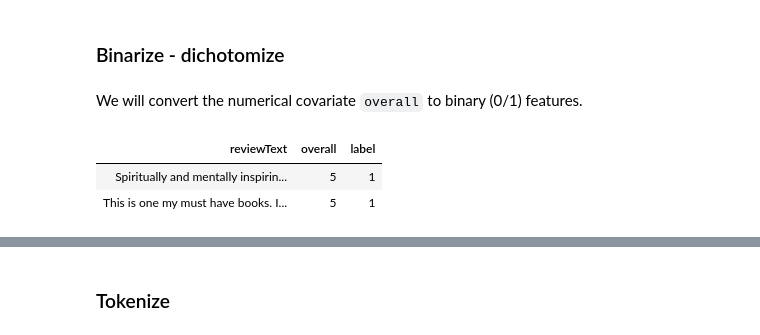
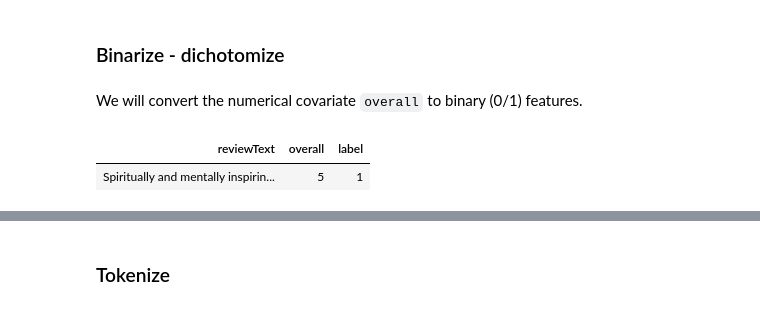
Before and after one commit to aurora-mareviv/sparklyr_test, a Jupyter notebook: sparklyr_test2.ipynb, the cells around one changed output, grey strips where cells are left out. Drawn from its saved outputs; the diff is of its cells as text; code cells hidden in the pictures.

```diff
--- a/sparklyr_test2.ipynb
+++ b/sparklyr_test2.ipynb
@@ -252,13 +250,12 @@ $trainingData
 # %% [markdown]
 We will convert the numerical covariate `overall` to binary (0/1) features.
 # %%
-bin_reviews <- ft_binarizer(reviews, threshold = 0.5, input.col = 'overall', output.col = 'label')
+bin_reviews <- ft_binarizer(reviews, threshold = 2.5, input.col = 'overall', output.col = 'label')
 # %%
 bin_reviews %>%
   select(reviewText, overall, label) %>%
-  head(2) %>%
+  head(1) %>%
   collect()
 # %% [output]
 | reviewText | overall | label |
 | Spiritually and mentally inspirin... | 5 | 1 |
-| This is one my must have books. I... | 5 | 1 |
```
Also changed, not shown: parts of 18 cells of this notebook.
